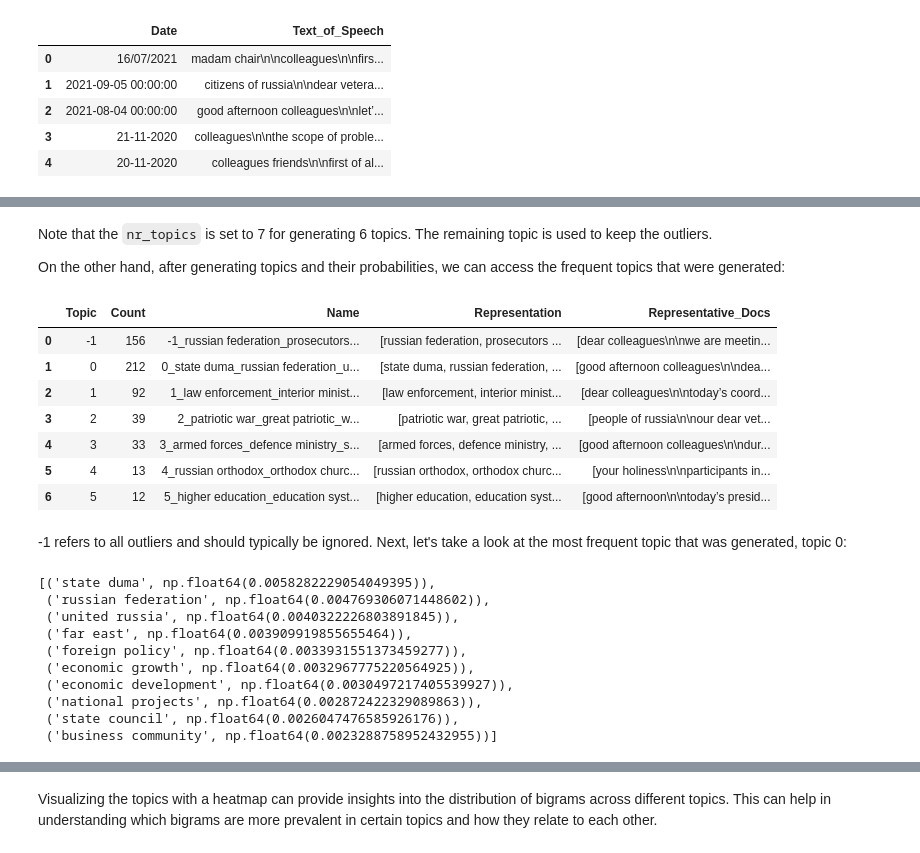
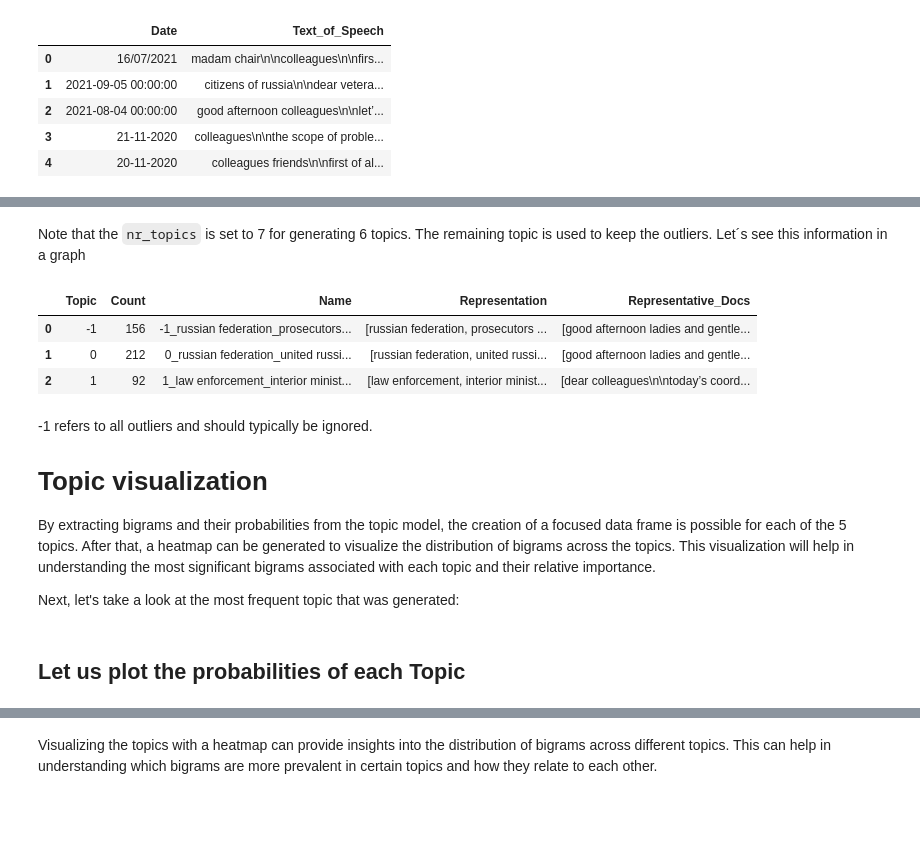
Before and after one commit to AlbertoGhub/Topic-Modelling-BERTopic_Political_speech_analysis, a Jupyter notebook: notebooks/main.ipynb, the cells around one changed output, grey strips where cells are left out. Cells and saved outputs as stored; diff of their text form; code cells hidden in the pictures; blank space fills up the shorter version.

````diff
--- a/notebooks/main.ipynb
+++ b/notebooks/main.ipynb
@@ -269,19 +228,21 @@ topic_model = BERTopic(top_n_words          = 10,
 # Fit model
 topics, probabilities = topic_model.fit_transform(docs)
 # %% [markdown]
-Note that the ```nr_topics``` is set to 7 for generating 6 topics. The remaining topic is used to keep the outliers.
-
-On the other hand, after generating topics and their probabilities, we can access the frequent topics that were generated:
+Note that the ```nr_topics``` is set to 7 for generating 6 topics. The remaining topic is used to keep the outliers. Let´s see this information in a graph
 # %%
-topic_model.get_topic_info()
+# Get topic metadata
+topic_info = topic_model.get_topic_info()
+topic_info.iloc[:3]
 # %% [output]
 |  | Topic | Count | Name | Representation | Representative_Docs |
-| 0 | -1 | 156 | -1_russian federation_prosecutors... | [russian federation, prosecutors ... | [dear colleagues\n\nwe are meetin... |
-| 1 | 0 | 212 | 0_state duma_russian federation_u... | [state duma, russian federation, ... | [good afternoon colleagues\n\ndea... |
+| 0 | -1 | 156 | -1_russian federation_prosecutors... | [russian federation, prosecutors ... | [good afternoon ladies and gentle... |
+| 1 | 0 | 212 | 0_russian federation_united russi... | [russian federation, united russi... | [good afternoon ladies and gentle... |
 | 2 | 1 | 92 | 1_law enforcement_interior minist... | [law enforcement, interior minist... | [dear colleagues\n\ntoday’s coord... |
-| 3 | 2 | 39 | 2_patriotic war_great patriotic_w... | [patriotic war, great patriotic, ... | [people of russia\n\nour dear vet... |
-| 4 | 3 | 33 | 3_armed forces_defence ministry_s... | [armed forces, defence ministry, ... | [good afternoon colleagues\n\ndur... |
-| 5 | 4 | 13 | 4_russian orthodox_orthodox churc... | [russian orthodox, orthodox churc... | [your holiness\n\nparticipants in... |
-| 6 | 5 | 12 | 5_higher education_education syst... | [higher education, education syst... | [good afternoon\n\ntoday’s presid... |
 # %% [markdown]
--1 refers to all outliers and should typically be ignored. Next, let's take a look at the most frequent topic that was generated, topic 0:
+-1 refers to all outliers and should typically be ignored.
+
+# Topic visualization
+
+By extracting bigrams and their probabilities from the topic model, the creation of a focused data frame is possible for each of the 5 topics. After that, a heatmap can be generated to visualize the distribution of bigrams across the topics. This visualization will help in understanding the most significant bigrams associated with each topic and their relative importance.
+
+Next, let's take a look at the most frequent topic that was generated:
@@ -288,13 +274,42 @@ topic_model.get_topic_info()
+# %% [markdown]
+## Let us plot the probabilities of each Topic
 # %%
-topic_model.get_topic(0)
+import pandas as pd
+import plotly.express as px
+
+def plot_topics(topic_model, topic_ids):
+    """
+    Generate a list of Plotly Express bar charts (figures) for each topic ID.
+    You can later display them using fig.show().
+    """
+    figures = []
+
+    for topic_id in topic_ids:
+        # Get topic terms and probabilities
+        top_words = topic_model.get_topic(topic_id)
+        if not top_words:
+            continue
+
+        # Convert to DataFrame
+        df_topic_words = pd.DataFrame(top_words, columns=["Word", "Probability"]).iloc[::-1]
+
+        # Create horizontal bar chart
+        fig = px.bar(
+            df_topic_words,
+            x="Probability",
+            y="Word",
+            orientation="h",
+            title=f"Top Terms in Topic {topic_id}",
+            color="Probability",
+            color_continuous_scale="Blues"
+        )
+
+        fig.update_layout(
+            xaxis_title="Probability",
+            yaxis_title="Word",
+            plot_bgcolor="white"
+        )
+
+        figures.append(fig)
+
+    return figures
-# %% [output]
-[('state duma', np.float64(0.0058282229054049395)),
- ('russian federation', np.float64(0.004769306071448602)),
- ('united russia', np.float64(0.0040322226803891845)),
- ('far east', np.float64(0.003909919855655464)),
- ('foreign policy', np.float64(0.0033931551373459277)),
- ('economic growth', np.float64(0.0032967775220564925)),
- ('economic development', np.float64(0.0030497217405539927)),
- ('national projects', np.float64(0.002872422329089863)),
- ('state council', np.float64(0.0026047476585926176)),
- ('business community', np.float64(0.0023288758952432955))]
````
Also changed, not shown: parts of 10 cells of this notebook, 1 other file.
